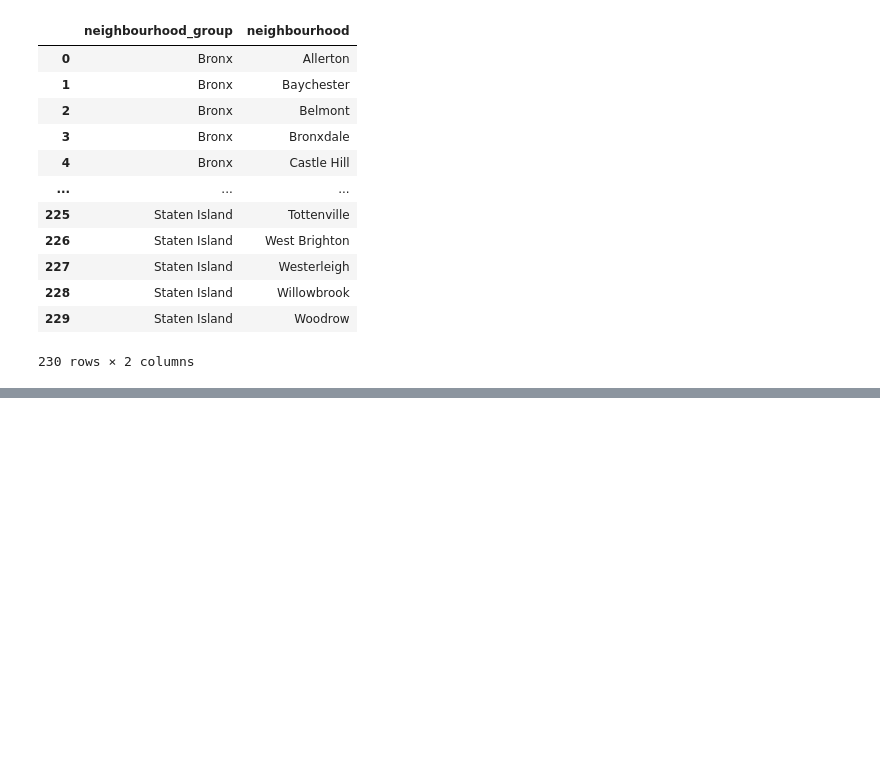
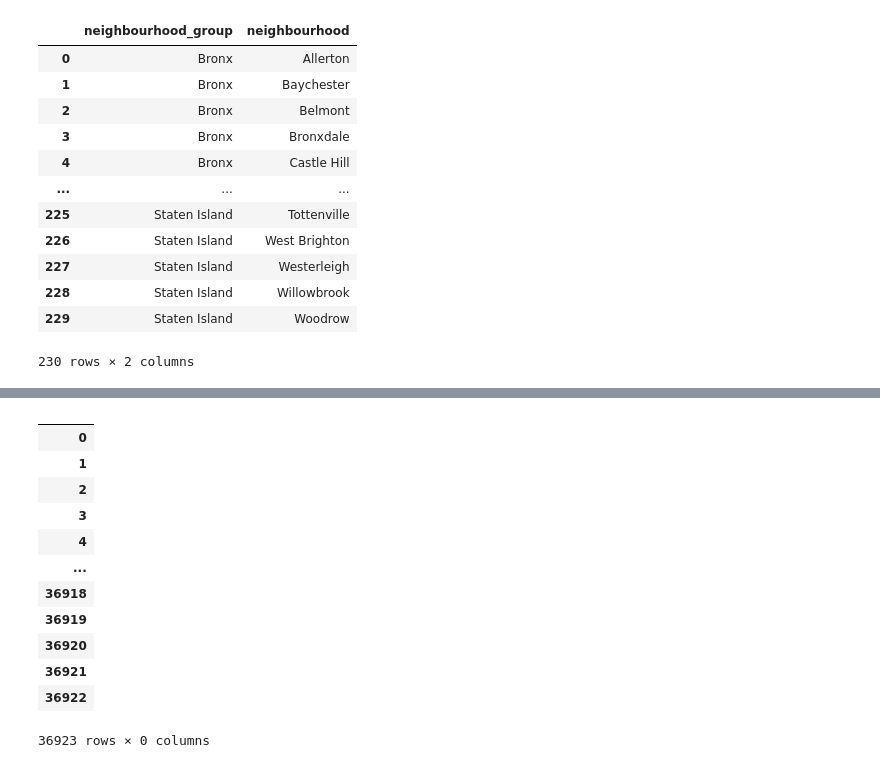
Before and after one commit to tjkim614/airbnb_nyc_dec_2020, a Jupyter notebook: Untitled.ipynb, the cells around one changed output, grey strips where cells are left out. Drawn from its saved outputs; the diff is of its cells as text; code cells hidden in the pictures; blank space fills up the shorter version.

```diff
--- a/Untitled.ipynb
+++ b/Untitled.ipynb
@@ -120,0 +131,26 @@ reviews
+# %%
+keep1 = ['room_type', 'neighbourhood_cleansed', 'property_type', 'accommodates', 'instant_bookable', \
+        'bathrooms_text', 'bedrooms', 'beds', 'amenities', 'price',
+       'has_availability', 'availability_30', 'availability_60',
+       'availability_90', 'availability_365']
+text = ['name', 'description', 'neighborhood_overview', 'amenities', ]
+delete1 = ['has_availability', ]
+review = ['number_of_reviews', 'last_review', 'review_scores_rating', 'review_scores_accuracy',
+       'review_scores_cleanliness', 'review_scores_checkin',
+       'review_scores_communication', 'review_scores_location',
+       'review_scores_value', 'reviews_per_month']
+filtered_listings_.drop(keep1 + delete1 + text + review, axis=1)
+# %% [output]
+|  |
+| 0 |
+| 1 |
+| 2 |
+| 3 |
+| 4 |
+| ... |
+| 36918 |
+| 36919 |
+| 36920 |
+| 36921 |
+| 36922 |
+36923 rows × 0 columns
```
Also changed, not shown: parts of 9 cells of this notebook.
